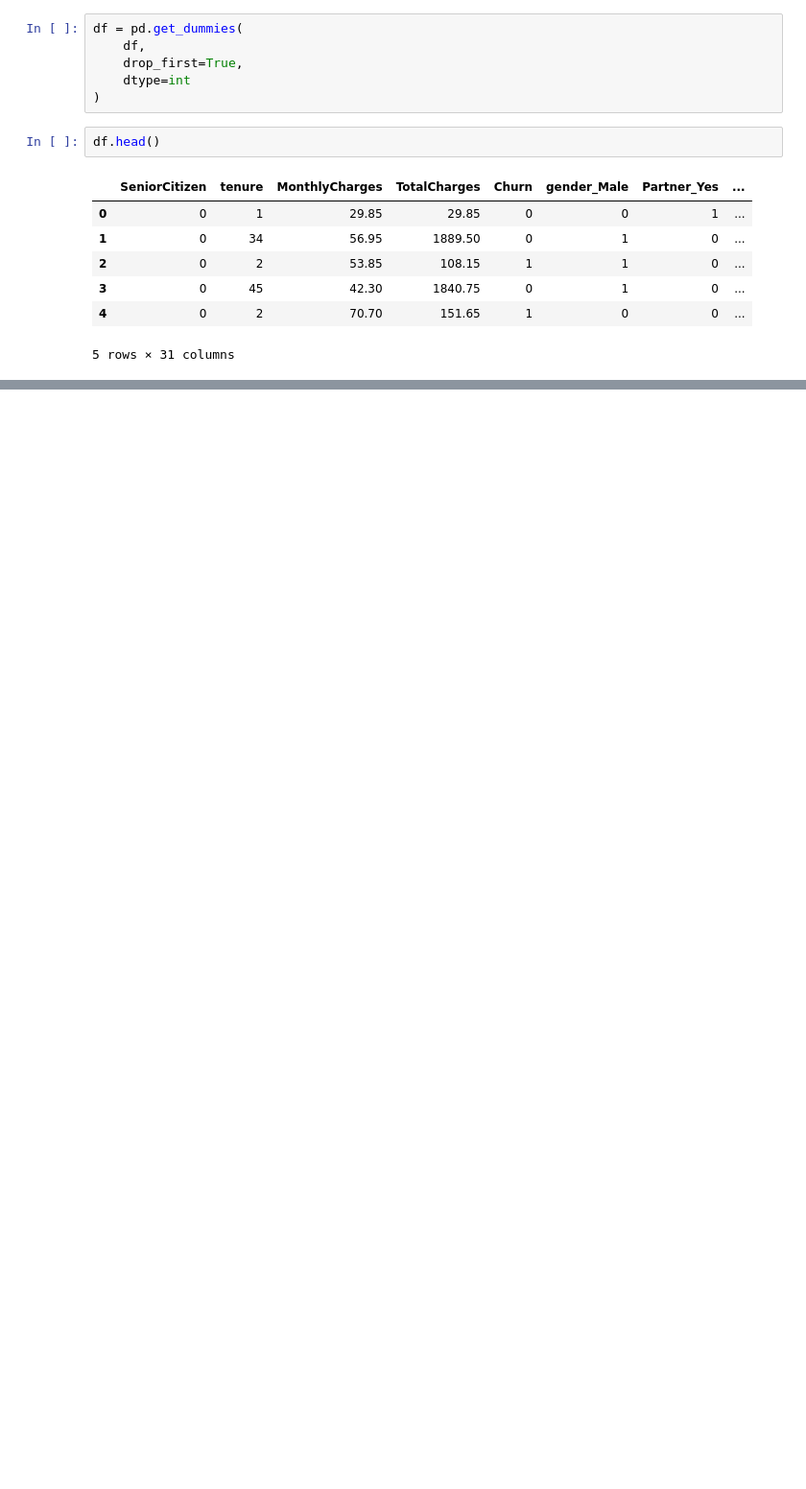
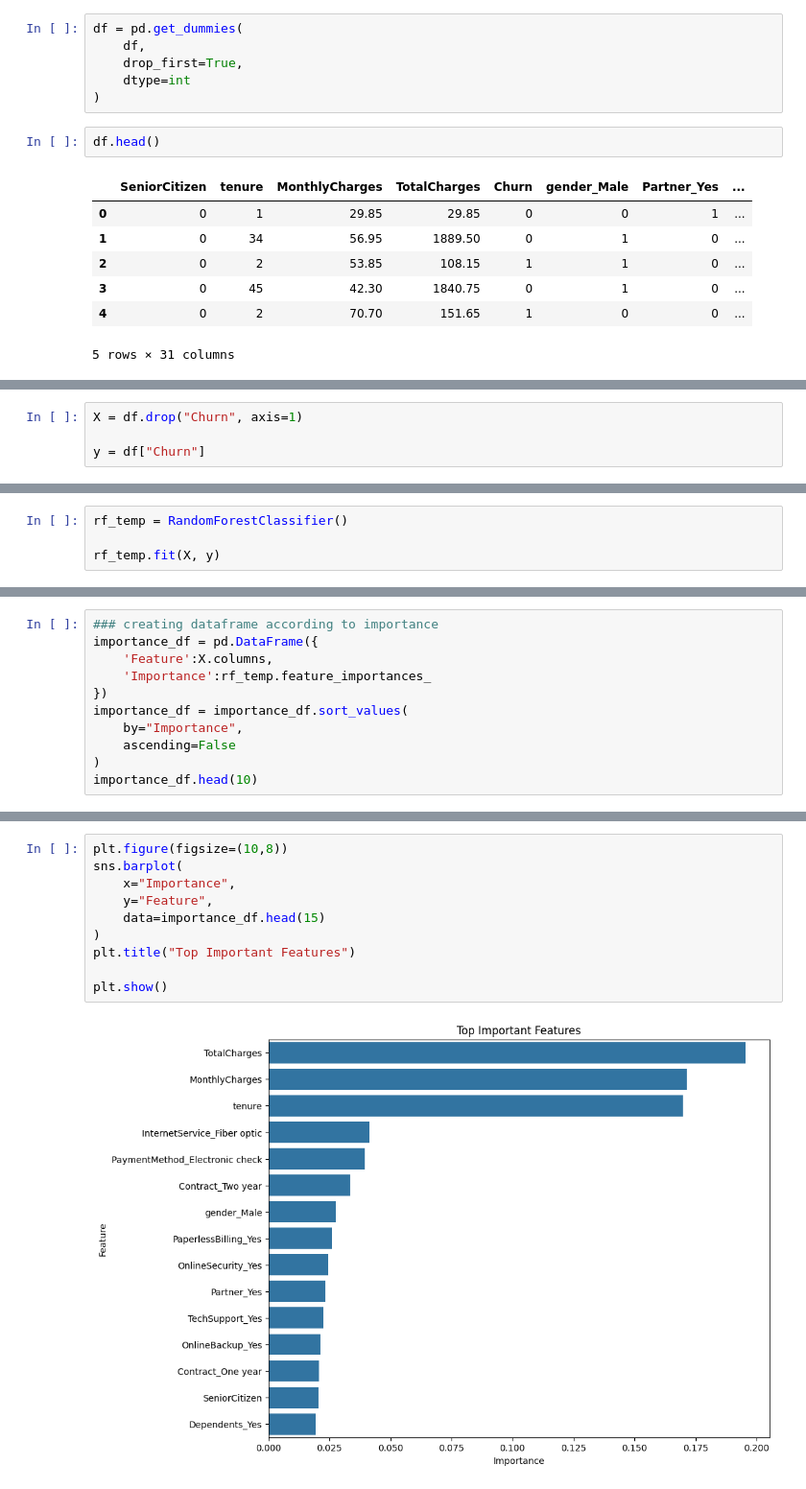
Before and after one commit to Sk2059/CostomerChurnPredictionSystem, a Jupyter notebook: notebooks/telco.ipynb, the cells around one changed output, grey strips where cells are left out. Shown at 96% size. Drawn from its saved outputs; the diff is of its cells as text; blank space fills up the shorter version.

```diff
--- a/notebooks/telco.ipynb
+++ b/notebooks/telco.ipynb
@@ -278,0 +281,4 @@ df.head()
+# %%
+X = df.drop("Churn", axis=1)
+
+y = df["Churn"]
@@ -278,0 +291,4 @@ df.head()
+# %%
+rf_temp = RandomForestClassifier()
+
+rf_temp.fit(X, y)
@@ -278,0 +297,11 @@ df.head()
+# %%
+### creating dataframe according to importance
+importance_df = pd.DataFrame({
+    'Feature':X.columns,
+    'Importance':rf_temp.feature_importances_
+})
+importance_df = importance_df.sort_values(
+    by="Importance",
+    ascending=False
+)
+importance_df.head(10)
@@ -278,0 +320,12 @@ df.head()
+# %%
+plt.figure(figsize=(10,8))
+sns.barplot(
+    x="Importance",
+    y="Feature",
+    data=importance_df.head(15)
+)
+plt.title("Top Important Features")
+
+plt.show()
+# %% [output]
+[figure, added]
```
Also changed, not shown: parts of 41 cells of this notebook, 4 other files.
